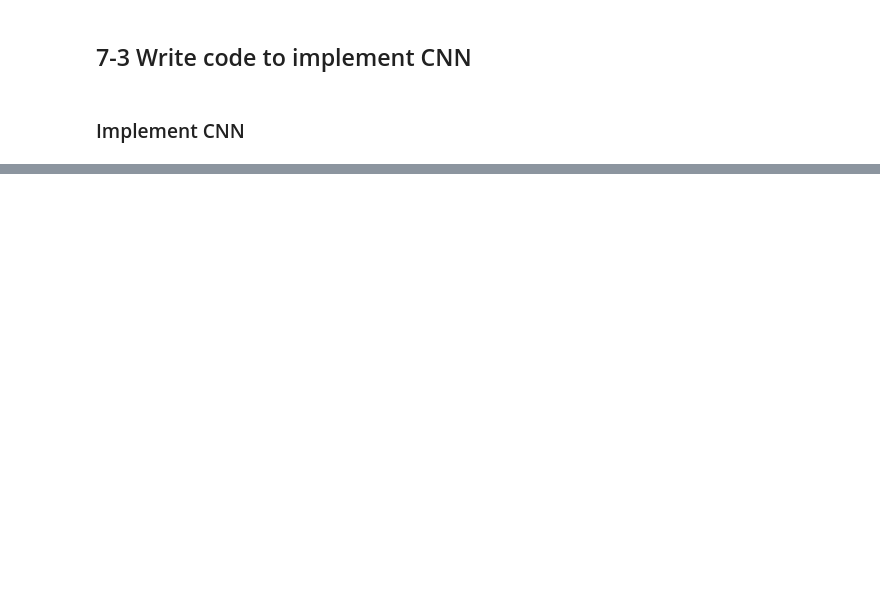
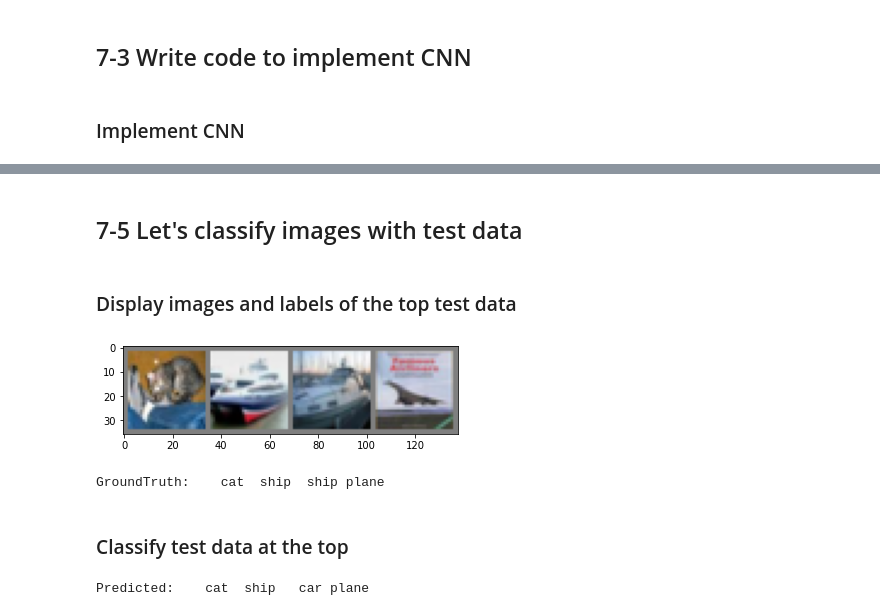
Before and after one commit to matsunori39/How-Deep-Learning-AI-Works, a Jupyter notebook: How_Deep_Learning_AI_Works.ipynb, the cells around one changed output, grey strips where cells are left out. Saved outputs shown, nothing was run; the diff lists cells and outputs as text; code cells hidden in the pictures; blank space fills up the shorter version.

```diff
--- a/How_Deep_Learning_AI_Works.ipynb
+++ b/How_Deep_Learning_AI_Works.ipynb
@@ -119,0 +179,24 @@ net = Net()
+# %% [markdown]
+## 7-5 Let's classify images with test data
+# %% [markdown]
+### Display images and labels of the top test data
+# %%
+dataiter = iter(testloader)
+images, labels = dataiter.next()
+
+imshow(torchvision.utils.make_grid(images))
+print('GroundTruth: ',
+      ' '.join('%5s' % classes[labels[j]] for j in range(4)))
+# %% [output]
+[figure, added]
+GroundTruth:    cat  ship  ship plane
+# %% [markdown]
+### Classify test data at the top
+# %%
+outputs = net(images)
+_, predicted = torch.max(outputs, 1)
+
+print('Predicted: ', ' '.join('%5s' % classes[predicted[j]]
+                              for j in range(4)))
+# %% [output]
+Predicted:    cat  ship   car plane
```
Also changed, not shown: parts of 26 cells of this notebook.
